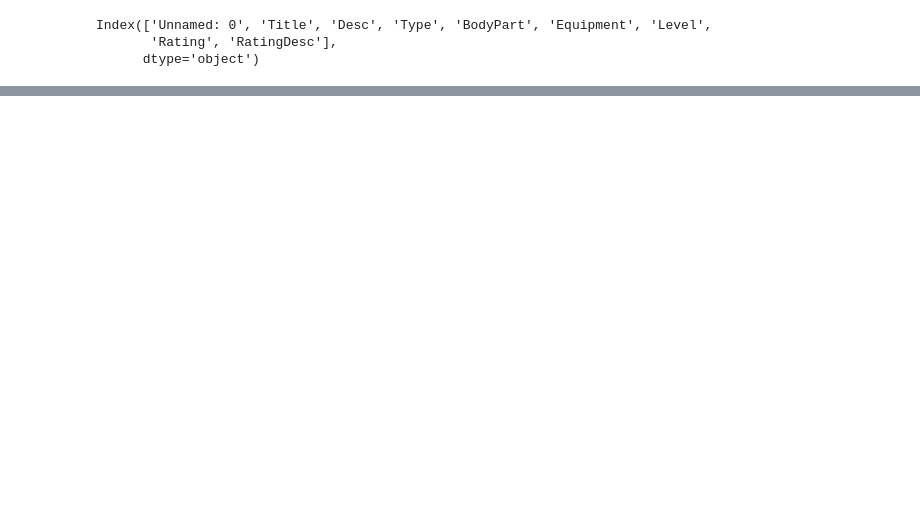
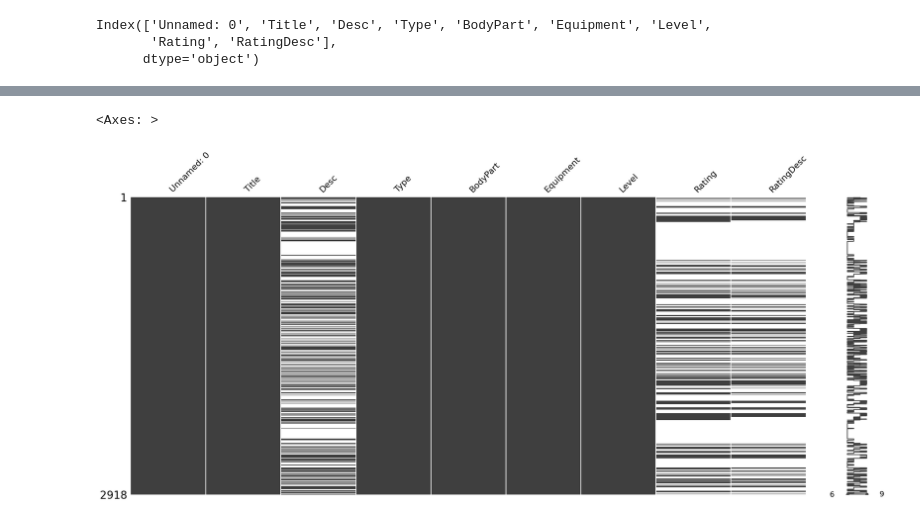
Before and after one commit to adelicia-js/gym-eda, a Jupyter notebook: Gym_EDA.ipynb, the cells around one changed output, grey strips where cells are left out. Drawn from its saved outputs; the diff is of its cells as text; code cells hidden in the pictures; blank space fills up the shorter version.

```diff
--- a/Gym_EDA.ipynb
+++ b/Gym_EDA.ipynb
@@ -72,0 +88,5 @@ Observations:
+# %%
+msno.matrix(df)
+# %% [output]
+<Axes: >
+[figure, added]
```
Also changed, not shown: parts of 18 cells of this notebook.
